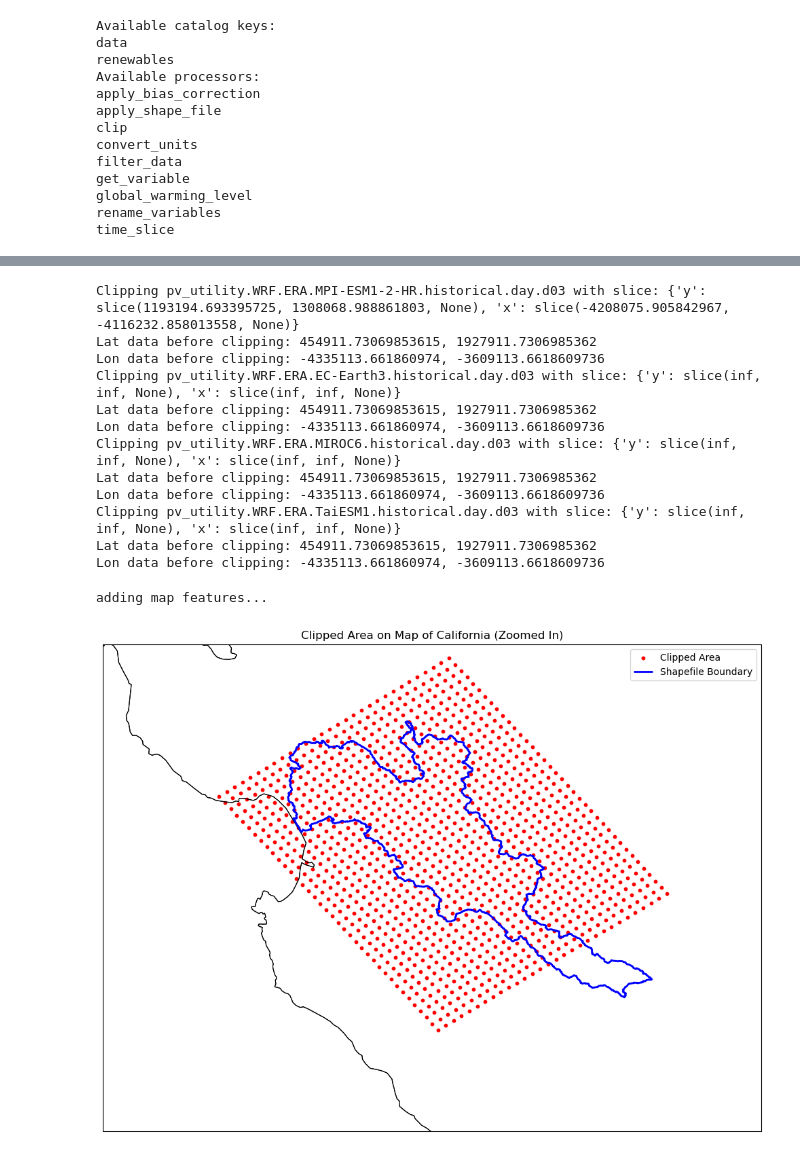
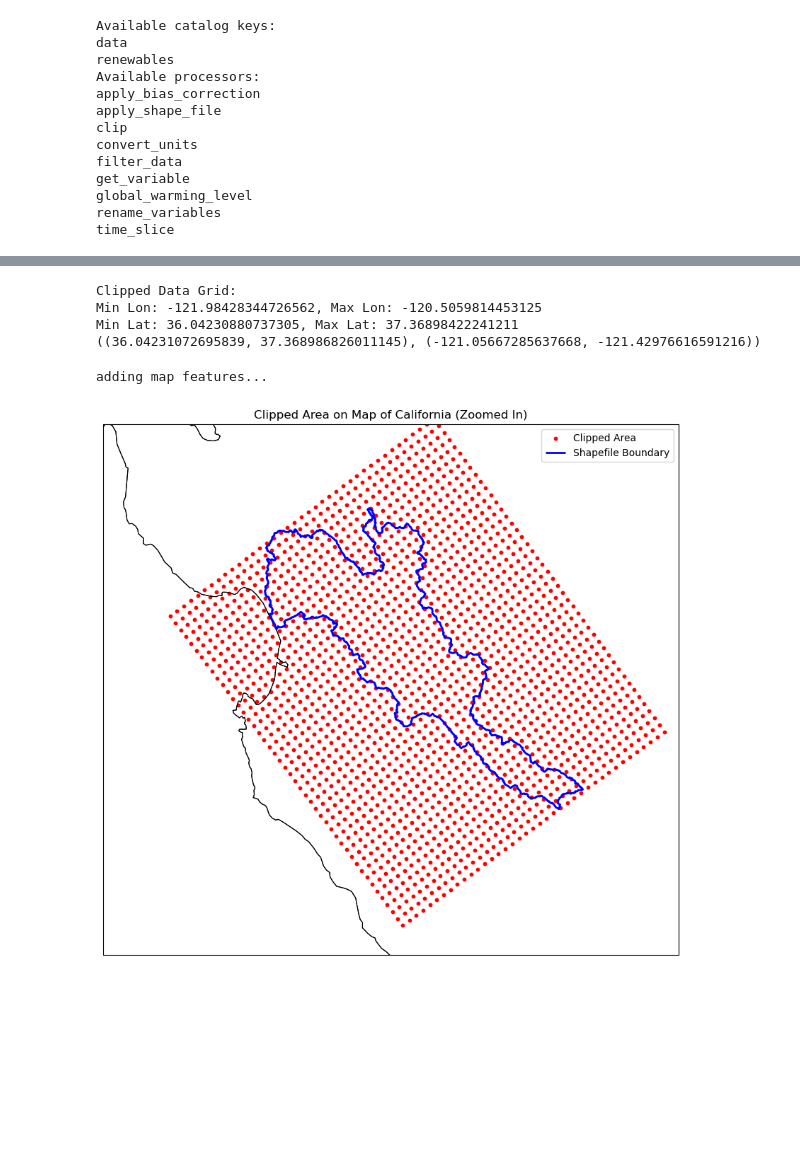
Before and after one commit to cal-adapt/climakitae, a Jupyter notebook: test.ipynb, the cells around one changed output, grey strips where cells are left out. Drawn from its saved outputs; the diff is of its cells as text; code cells hidden in the pictures; blank space fills up the shorter version.

```diff
--- a/test.ipynb
+++ b/test.ipynb
@@ -98,21 +106,20 @@ adding map features...
 # %%
-pajaro_lat_lon = ((37.4, 36.2), (-121.4, -121.2))
+print("Clipped Data Grid:")
+print(f"Min Lon: {lon_shp.min()}, Max Lon: {lon_shp.max()}")
+print(f"Min Lat: {lat_shp.min()}, Max Lat: {lat_shp.max()}")
+pajaro_lat_lon = (
+    (min_lon_shp, max_lon_shp),
+    (min_lat_shp, max_lat_shp)
+)
+print(pajaro_lat_lon)
 
 clip_lat_lon = Clip(pajaro_lat_lon)
 clip_lat_lon_data = clip_lat_lon.execute(data, {})
 # %% [output]
-Clipping pv_utility.WRF.ERA.MPI-ESM1-2-HR.historical.day.d03 with slice: {'y': slice(1193194.693395725, 1308068.988861803, None), 'x': slice(-4208075.905842967, -4116232.858013558, None)}
-Lat data before clipping: 454911.73069853615, 1927911.7306985362
-Lon data before clipping: -4335113.661860974, -3609113.6618609736
-Clipping pv_utility.WRF.ERA.EC-Earth3.historical.day.d03 with slice: {'y': slice(inf, inf, None), 'x': slice(inf, inf, None)}
-Lat data before clipping: 454911.73069853615, 1927911.7306985362
-Lon data before clipping: -4335113.661860974, -3609113.6618609736
-Clipping pv_utility.WRF.ERA.MIROC6.historical.day.d03 with slice: {'y': slice(inf, inf, None), 'x': slice(inf, inf, None)}
-Lat data before clipping: 454911.73069853615, 1927911.7306985362
-Lon data before clipping: -4335113.661860974, -3609113.6618609736
-Clipping pv_utility.WRF.ERA.TaiESM1.historical.day.d03 with slice: {'y': slice(inf, inf, None), 'x': slice(inf, inf, None)}
-Lat data before clipping: 454911.73069853615, 1927911.7306985362
-Lon data before clipping: -4335113.661860974, -3609113.6618609736
+Clipped Data Grid:
+Min Lon: -121.98428344726562, Max Lon: -120.5059814453125
+Min Lat: 36.04230880737305, Max Lat: 37.36898422241211
+((36.04231072695839, 37.368986826011145), (-121.05667285637668, -121.42976616591216))
 # %%
 import geopandas as gpd
 import cartopy.crs as ccrs
@@ -127,32 +134,32 @@ lat = clip_lat_lon_data[key].lat.values
 # Only plot the clipped region on a map of California, zoomed in
 # California bounding box (zoomed in)
 ca_lon_zoom = [-122.5, -120.2]
 ca_lat_zoom = [35.8, 37.5]
 
 fig = plt.figure(figsize=(10, 8))
 ax = fig.add_subplot(1, 1, 1, projection=ccrs.PlateCarree())
 
 print("adding map features...")
 ax.add_feature(cfeature.STATES.with_scale("10m"), edgecolor="black", linewidth=0.8)
 ax.add_feature(cfeature.BORDERS, linestyle=":", linewidth=0.5)
 ax.add_feature(cfeature.COASTLINE, linewidth=0.8)
 
 ax.set_title("Clipped Area on Map of California (Zoomed In)")
 ax.set_xlim(ca_lon_zoom)
 ax.set_ylim(ca_lat_zoom)
 ax.set_xlabel("Longitude")
 ax.set_ylabel("Latitude")
 
 # Plot the clipped grid points
 ax.scatter(lon.flatten(), lat.flatten(), s=10, c='red', label='Clipped Area')
 
 # Overlay the shapefile boundary
-gdf = gpd.read_file(pajaro).to_crs(ccrs.PlateCarree().proj4_init)
+gdf = gpd.read_file(pajaro).to_crs(epsg=4326)  # WGS 84
 gdf.boundary.plot(ax=ax, color='blue', linewidth=2, label='Shapefile Boundary')
 
 ax.legend()
 plt.tight_layout()
 plt.show()
 # %% [output]
 adding map features...
-[figure, old version]
+[figure, new version]
```
Also changed, not shown: parts of 7 cells of this notebook.
